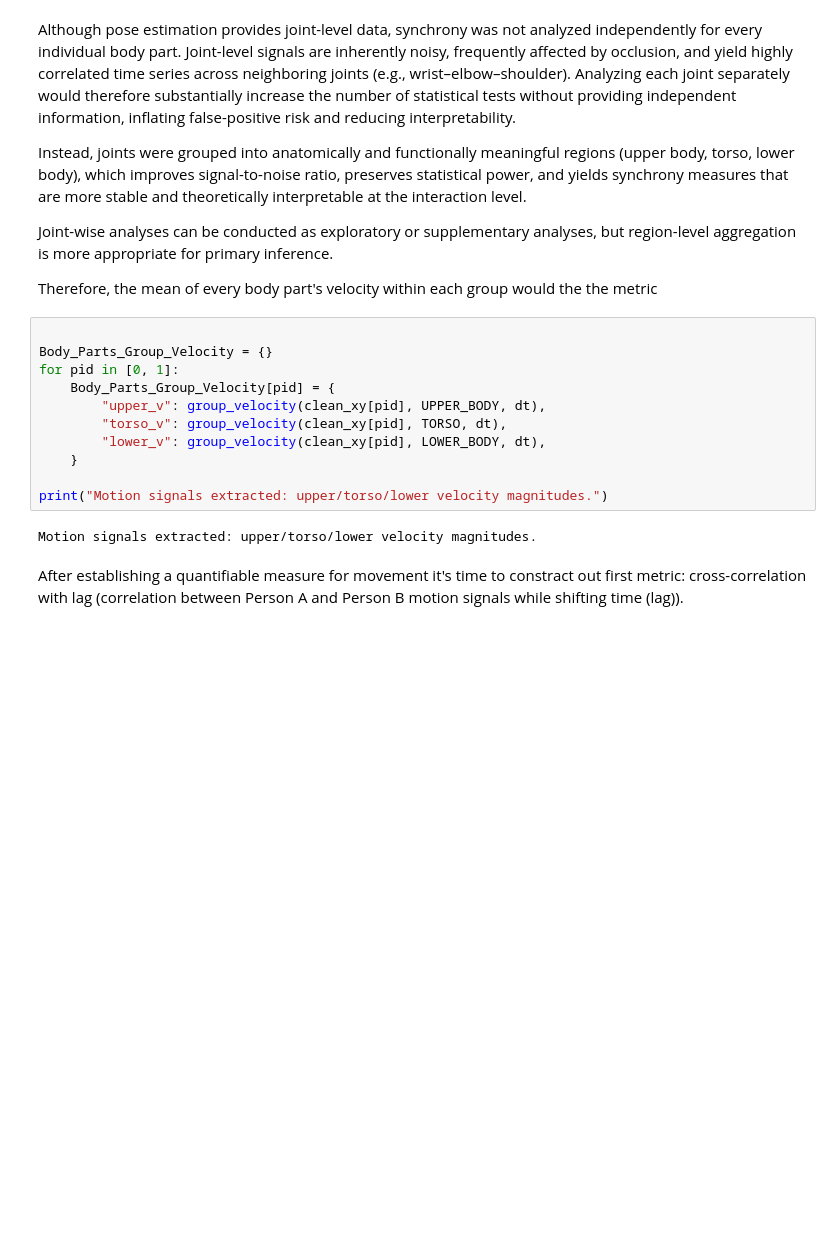
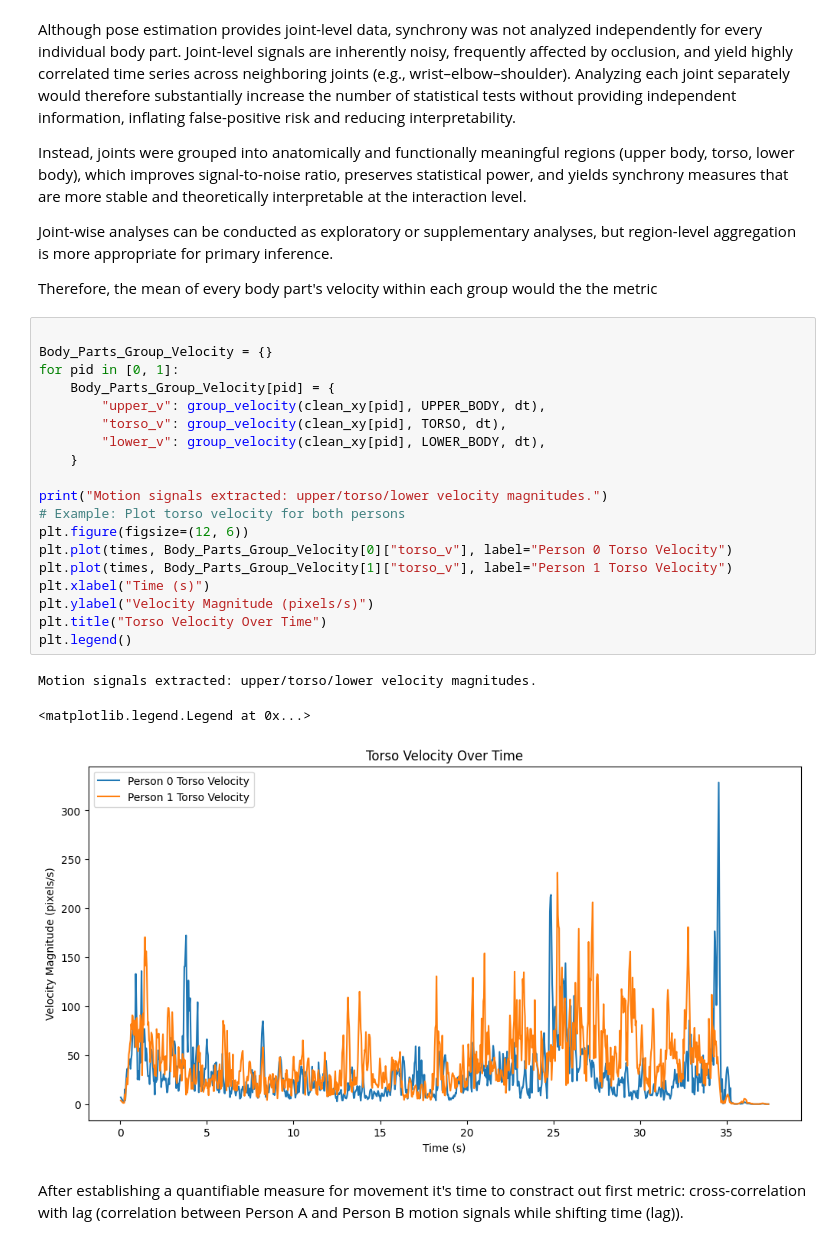
Before and after one commit to giladsar/Social_Synchrony, a Jupyter notebook: Social_Synchrony.ipynb, the cells around one changed output. Saved outputs shown, nothing was run; the diff lists cells and outputs as text; blank space fills up the shorter version.

```diff
--- a/Social_Synchrony.ipynb
+++ b/Social_Synchrony.ipynb
@@ -612,16 +628,26 @@ Therefore, the mean of every body part's velocity within each group would the th
 # %%
 
 Body_Parts_Group_Velocity = {}
 for pid in [0, 1]:
     Body_Parts_Group_Velocity[pid] = {
         "upper_v": group_velocity(clean_xy[pid], UPPER_BODY, dt),
         "torso_v": group_velocity(clean_xy[pid], TORSO, dt),
         "lower_v": group_velocity(clean_xy[pid], LOWER_BODY, dt),
     }
 
 print("Motion signals extracted: upper/torso/lower velocity magnitudes.")
+# Example: Plot torso velocity for both persons
+plt.figure(figsize=(12, 6))
+plt.plot(times, Body_Parts_Group_Velocity[0]["torso_v"], label="Person 0 Torso Velocity")
+plt.plot(times, Body_Parts_Group_Velocity[1]["torso_v"], label="Person 1 Torso Velocity")
+plt.xlabel("Time (s)")
+plt.ylabel("Velocity Magnitude (pixels/s)")
+plt.title("Torso Velocity Over Time")
+plt.legend()
 # %% [output]
 Motion signals extracted: upper/torso/lower velocity magnitudes.
+<matplotlib.legend.Legend at 0x...>
+[figure, added]
 # %% [markdown]
 After establishing  a quantifiable measure for movement it's time to constract out first metric: cross-correlation with lag (correlation between Person A and Person B motion signals while shifting time (lag)).
 # %%
```
Also changed, not shown: parts of 7 cells of this notebook.
